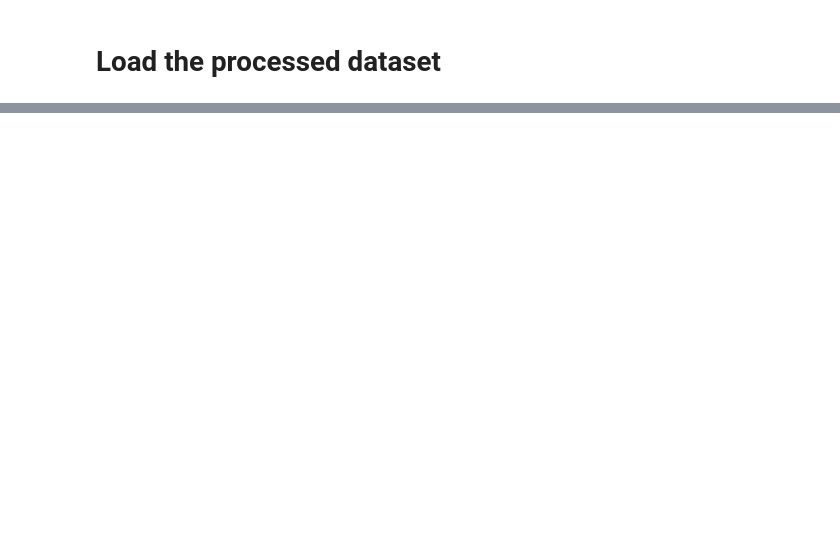
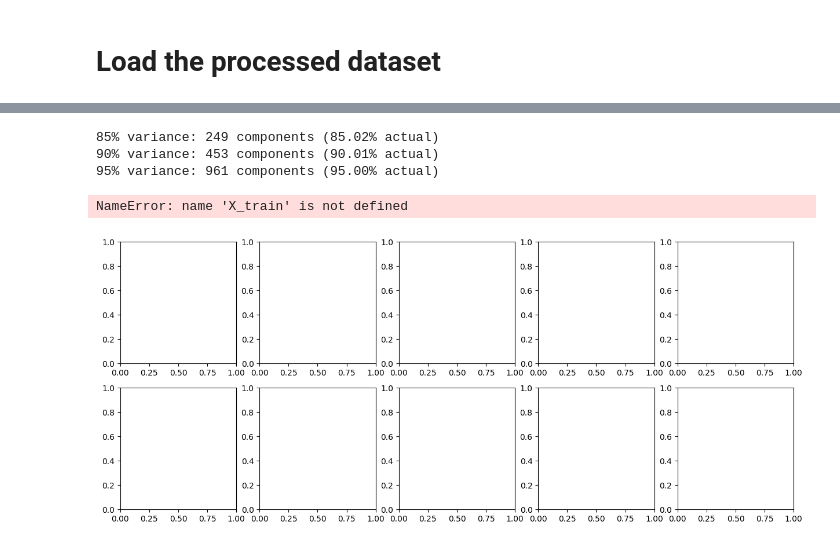
Before and after one commit to Tharshen2124/Machine-Learning-Assignment, a Jupyter notebook: main.ipynb, the cells around one changed output, grey strips where cells are left out. Saved outputs shown, nothing was run; the diff lists cells and outputs as text; code cells hidden in the pictures; blank space fills up the shorter version.

```diff
--- a/main.ipynb
+++ b/main.ipynb
@@ -345,0 +631,41 @@ for label, count in list(zip(unique, counts))[:10]:
+# %%
+# Find the point where each additional component adds minimal value
+cumsum_var = np.cumsum(svd.explained_variance_ratio_)
+
+# Show variance at key thresholds
+thresholds = [0.85, 0.90, 0.95]
+for threshold in thresholds:
+    n_components_needed = np.argmax(cumsum_var >= threshold) + 1
+    actual_variance = cumsum_var[n_components_needed - 1]
+    print(f"{threshold*100:.0f}% variance: {n_components_needed} components ({actual_variance*100:.2f}% actual)")
+# %% [output]
+85% variance: 249 components (85.02% actual)
+90% variance: 453 components (90.01% actual)
+95% variance: 961 components (95.00% actual)
+# %%
+# Display processed images to verify preprocessing
+fig, axes = plt.subplots(2, 5, figsize=(15, 6))
+axes = axes.flatten()
+
+# Display 10 random images from training set
+np.random.seed(21)
+random_indices = np.random.choice(len(X_train), 10, replace=False)
+
+for idx, ax in enumerate(axes):
+    img_idx = random_indices[idx]
+    # Reshape flattened image back to original dimensions
+    img = X_train[img_idx].reshape(IMG_SIZE[0], IMG_SIZE[1], 3)
+    ax.imshow(img)
+    ax.set_title(f"Class {y_train[img_idx]}")
+    ax.axis('off')
+
+plt.suptitle(f"Sample Processed Images (Size: {IMG_SIZE})", fontsize=14, fontweight='bold')
+plt.tight_layout()
+plt.show()
+
+print("✓ All images successfully resized to", IMG_SIZE)
+print("✓ All images converted to RGB (3 channels)")
+print("✓ Pixel values normalized to [0, 1]")
+# %% [output]
+NameError: name 'X_train' is not defined
+[figure, added]
```
Also changed, not shown: parts of 20 cells of this notebook, 2 other files.
